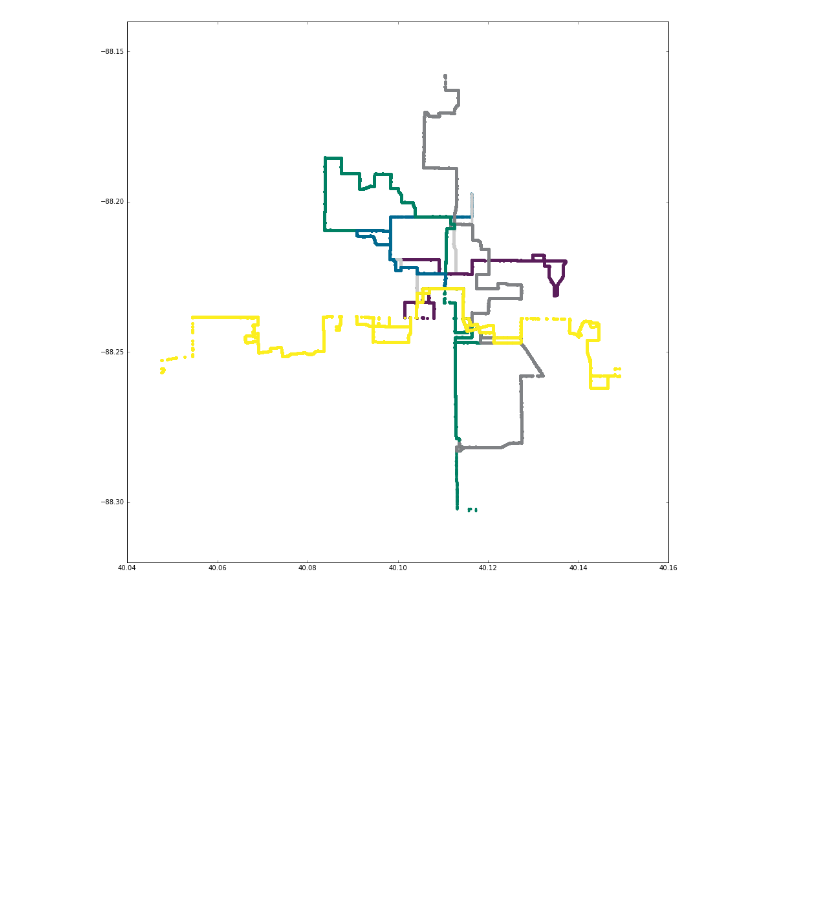
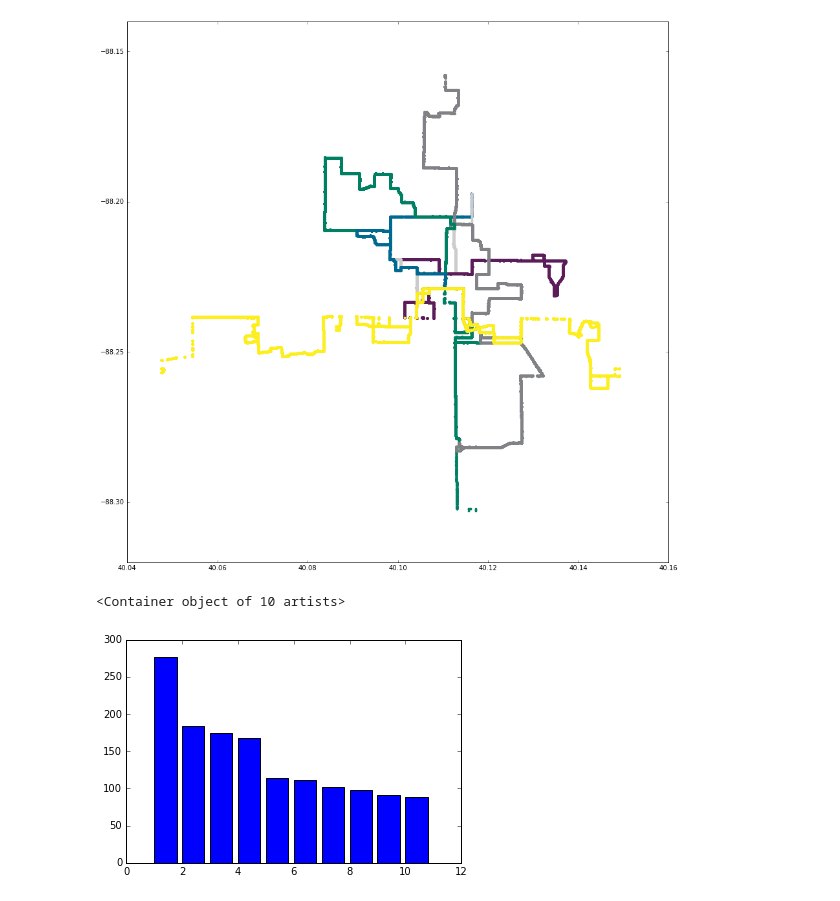
Before and after one commit to nikolausn/project-spring2017, a Jupyter notebook: part1/cumtd.ipynb, the cells around one changed output. Drawn from its saved outputs; the diff is of its cells as text; code cells hidden in the pictures; blank space fills up the shorter version.

```diff
--- a/part1/cumtd.ipynb
+++ b/part1/cumtd.ipynb
@@ -240,0 +241,5 @@ p = ax.plot(Vt[0,],Vt[1,],'o')
+# %%
+plt.bar(list(range(1,11)),top_10_route.values)
+# %% [output]
+<Container object of 10 artists>
+[figure, added]
```
Also changed, not shown: parts of 12 cells of this notebook.
